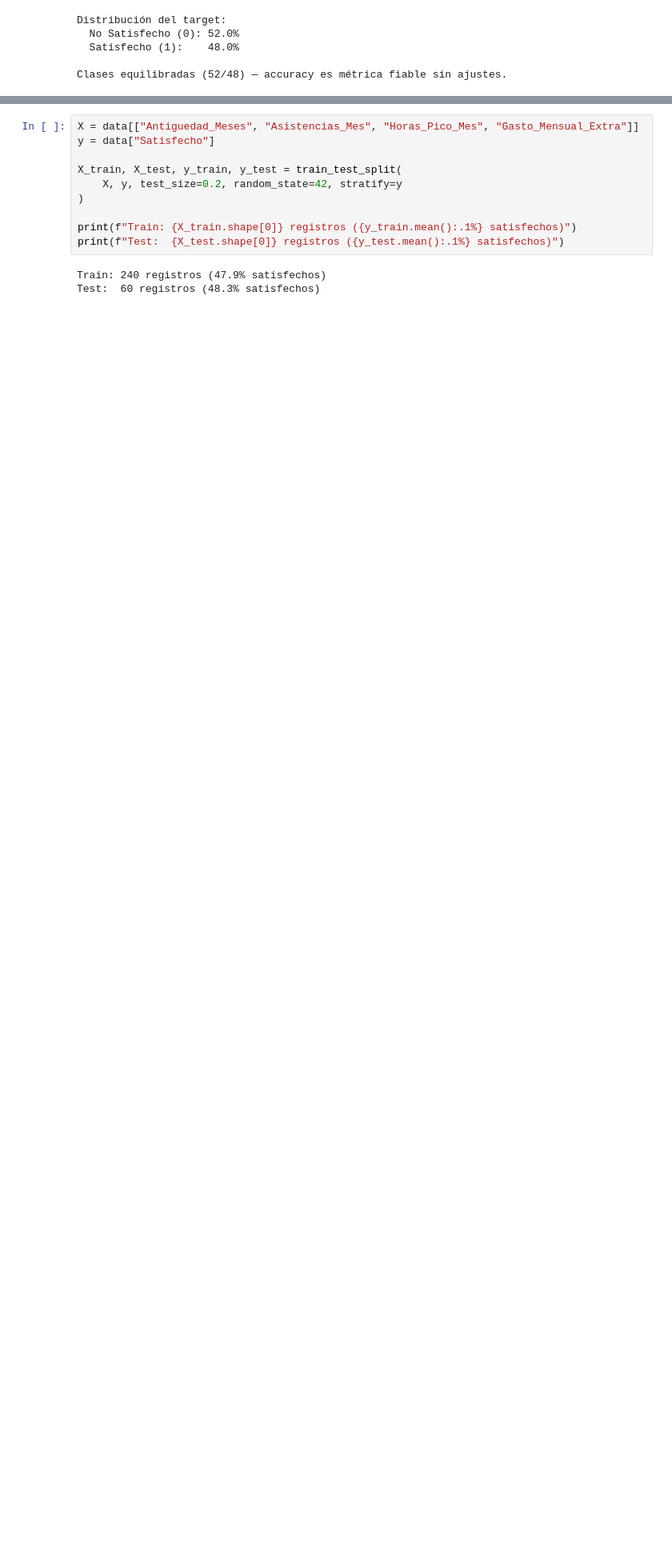
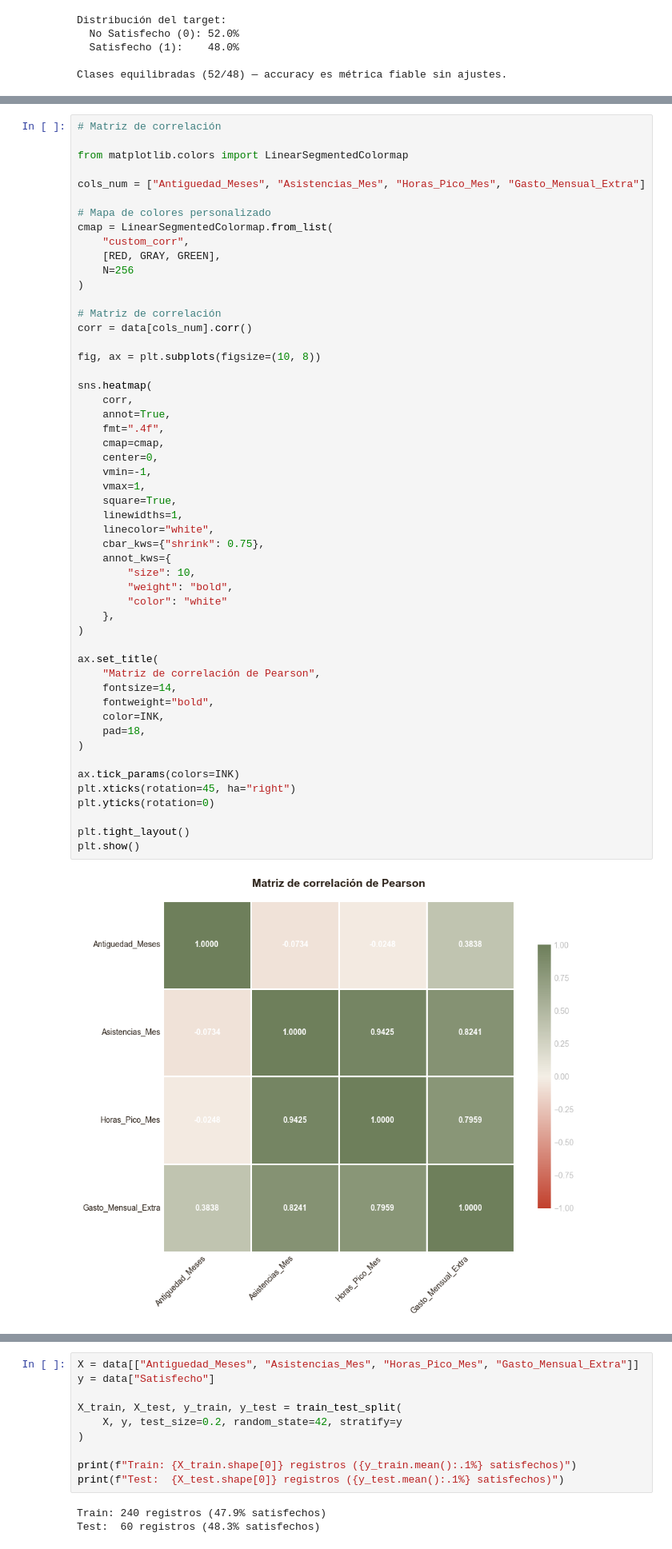
Before and after one commit to BORJAMOME/Data-Analytics-Portfolio, a Jupyter notebook: 03-Machine-Learning/01-supervisado/clasificacion/02-random-forest/notebook.ipynb, the cells around one changed output, grey strips where cells are left out. Shown at 80% size. Cells and saved outputs as stored; diff of their text form; blank space fills up the shorter version.

```diff
--- a/03-Machine-Learning/01-supervisado/clasificacion/02-random-forest/notebook.ipynb
+++ b/03-Machine-Learning/01-supervisado/clasificacion/02-random-forest/notebook.ipynb
@@ -122,0 +156,54 @@ Señal fuerte: `Asistencias_Mes` (r = 0,75), `Horas_Pico_Mes` (r = 0,72) y `Gast
+# %%
+# Matriz de correlación
+
+from matplotlib.colors import LinearSegmentedColormap
+
+cols_num = ["Antiguedad_Meses", "Asistencias_Mes", "Horas_Pico_Mes", "Gasto_Mensual_Extra"]
+
+# Mapa de colores personalizado
+cmap = LinearSegmentedColormap.from_list(
+    "custom_corr",
+    [RED, GRAY, GREEN],
+    N=256
+)
+
+# Matriz de correlación
+corr = data[cols_num].corr()
+
+fig, ax = plt.subplots(figsize=(10, 8))
+
+sns.heatmap(
+    corr,
+    annot=True,
+    fmt=".4f",
+    cmap=cmap,
+    center=0,
+    vmin=-1,
+    vmax=1,
+    square=True,
+    linewidths=1,
+    linecolor="white",
+    cbar_kws={"shrink": 0.75},
+    annot_kws={
+        "size": 10,
+        "weight": "bold",
+        "color": "white"
+    },
+)
+
+ax.set_title(
+    "Matriz de correlación de Pearson",
+    fontsize=14,
+    fontweight="bold",
+    color=INK,
+    pad=18,
+)
+
+ax.tick_params(colors=INK)
+plt.xticks(rotation=45, ha="right")
+plt.yticks(rotation=0)
+
+plt.tight_layout()
+plt.show()
+# %% [output]
+[figure, added]
```
Also changed, not shown: parts of 24 cells of this notebook.
